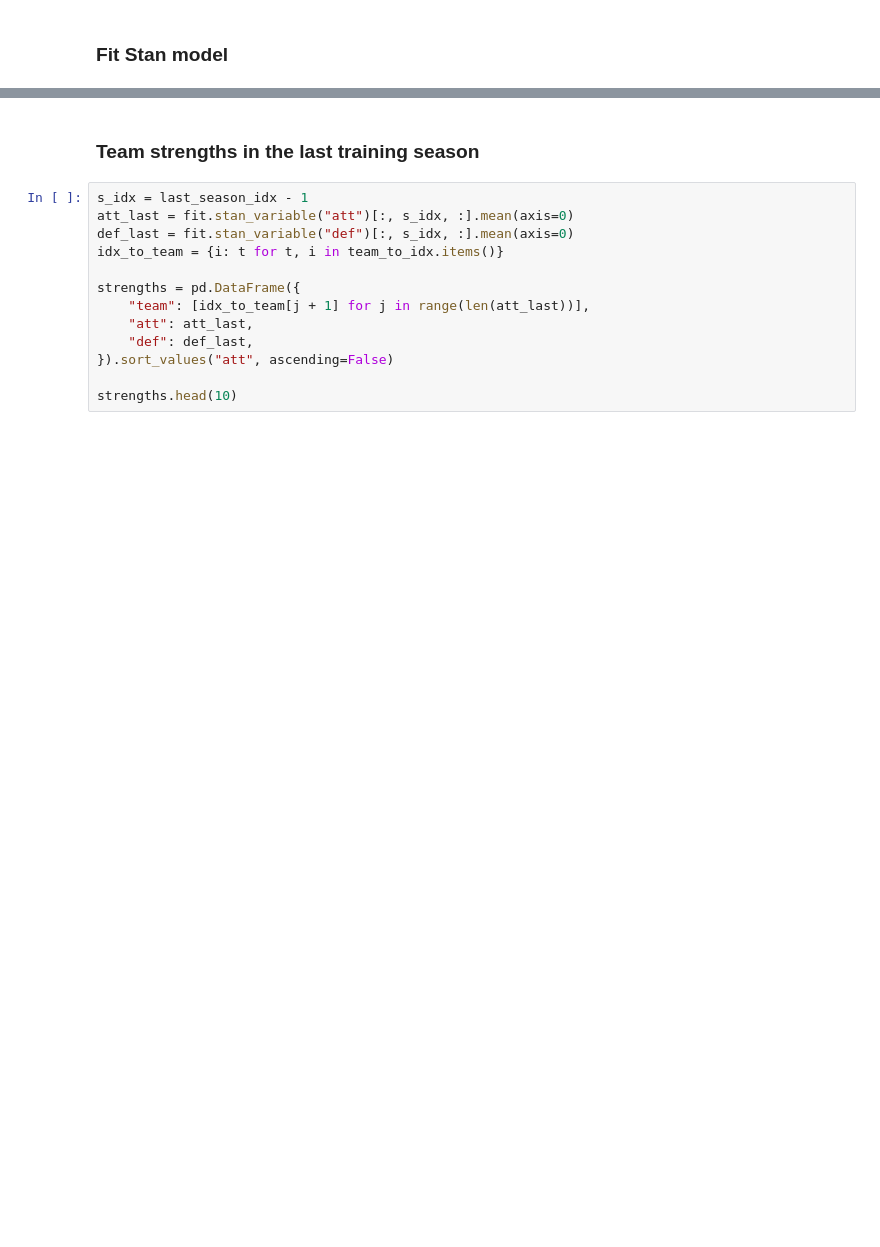
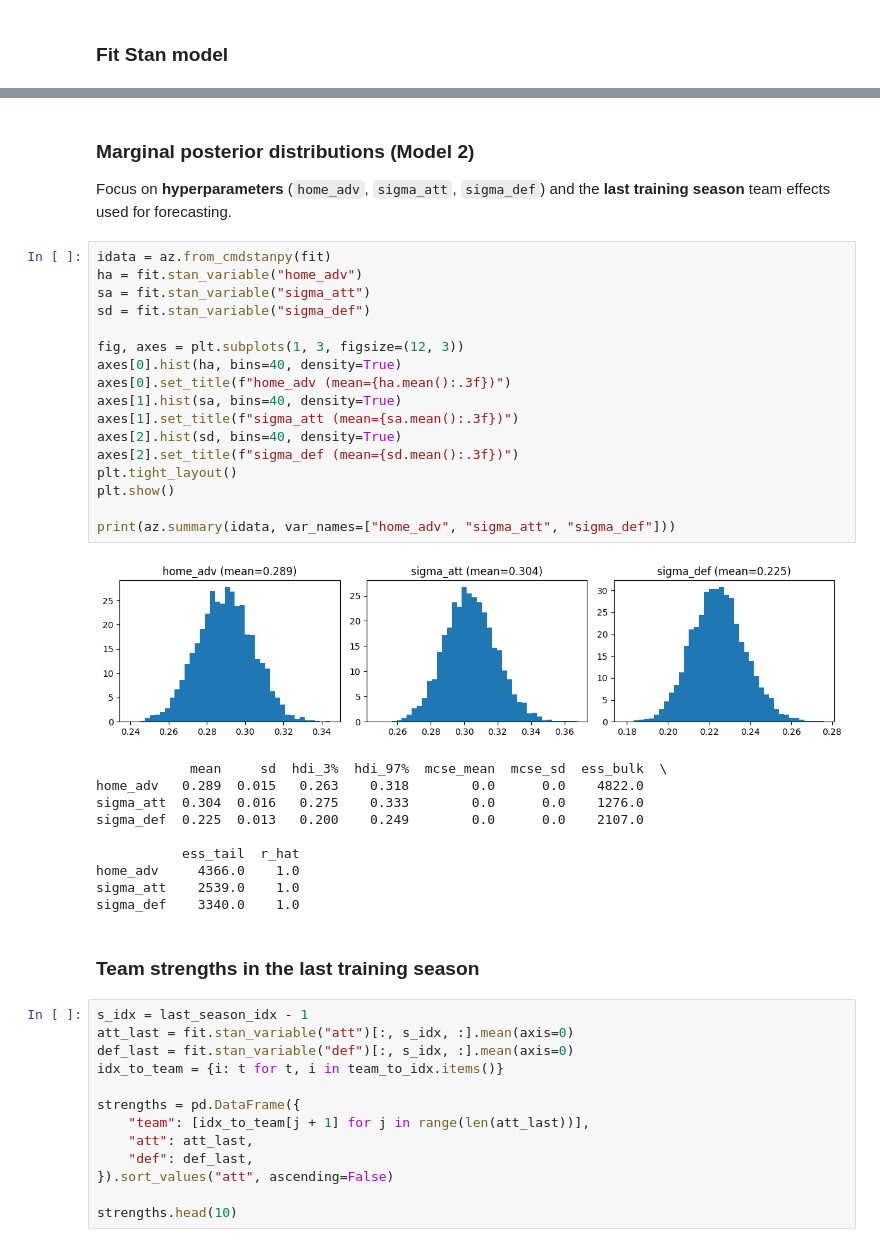
Before and after one commit to Geq0nek/DA_Project, a Jupyter notebook: 03_model2_hierarchical.ipynb, the cells around one changed output, grey strips where cells are left out. Saved outputs shown, nothing was run; the diff lists cells and outputs as text; blank space fills up the shorter version.

Commit message:
Models upgrade

```diff
--- a/03_model2_hierarchical.ipynb
+++ b/03_model2_hierarchical.ipynb
@@ -99,3 +233,35 @@ fit.summary().loc[["home_adv", "sigma_att", "sigma_def", "lp__"]]
+# %% [markdown]
+### Marginal posterior distributions (Model 2)
+
+Focus on **hyperparameters** (`home_adv`, `sigma_att`, `sigma_def`) and the **last training season** team effects used for forecasting.
+# %%
+idata = az.from_cmdstanpy(fit)
+ha = fit.stan_variable("home_adv")
+sa = fit.stan_variable("sigma_att")
+sd = fit.stan_variable("sigma_def")
+
+fig, axes = plt.subplots(1, 3, figsize=(12, 3))
+axes[0].hist(ha, bins=40, density=True)
+axes[0].set_title(f"home_adv (mean={ha.mean():.3f})")
+axes[1].hist(sa, bins=40, density=True)
+axes[1].set_title(f"sigma_att (mean={sa.mean():.3f})")
+axes[2].hist(sd, bins=40, density=True)
+axes[2].set_title(f"sigma_def (mean={sd.mean():.3f})")
+plt.tight_layout()
+plt.show()
+
+print(az.summary(idata, var_names=["home_adv", "sigma_att", "sigma_def"]))
+# %% [output]
+[figure, added]
+            mean     sd  hdi_3%  hdi_97%  mcse_mean  mcse_sd  ess_bulk  \
+home_adv   0.289  0.015   0.263    0.318        0.0      0.0    4822.0
+sigma_att  0.304  0.016   0.275    0.333        0.0      0.0    1276.0
+sigma_def  0.225  0.013   0.200    0.249        0.0      0.0    2107.0
+
+           ess_tail  r_hat
+home_adv     4366.0    1.0
+sigma_att    2539.0    1.0
+sigma_def    3340.0    1.0
 # %% [markdown]
 ### Team strengths in the last training season
 # %%
```
Also changed, not shown: parts of 18 cells of this notebook, 7 other files.
